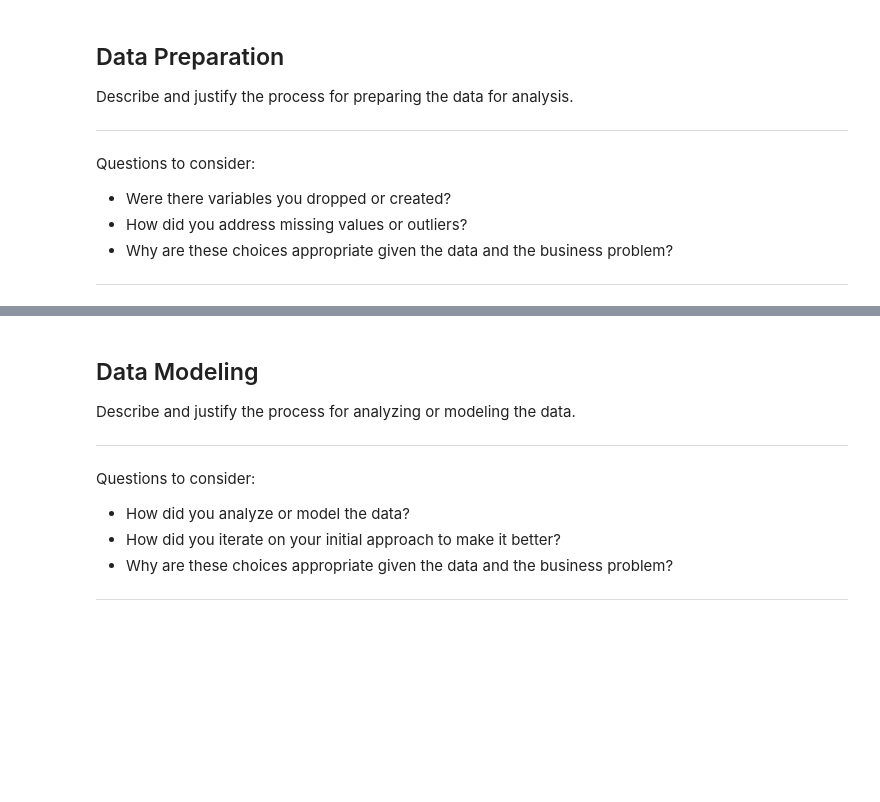
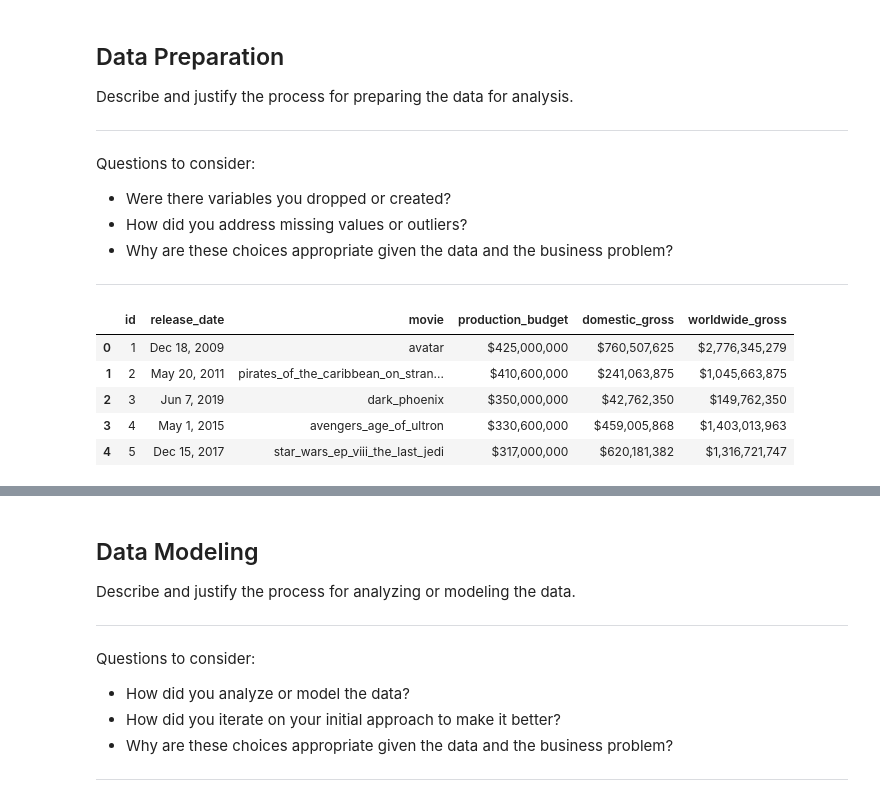
Before and after one commit to alexiskedo/Analyzing-Film-Production-Data, a Jupyter notebook: dsc-phase1-project-template.ipynb, the cells around one changed output, grey strips where cells are left out. Drawn from its saved outputs; the diff is of its cells as text; code cells hidden in the pictures; blank space fills up the shorter version.

```diff
--- a/dsc-phase1-project-template.ipynb
+++ b/dsc-phase1-project-template.ipynb
@@ -197,0 +230,11 @@ Questions to consider:
+# %%
+# Standardize movie titles across dataframes.
+budgets['movie'] = budgets['movie'].str.replace(' ', '_').str.lower().str.replace('[^\w\s]','')
+budgets.head()
+# %% [output]
+|  | id | release_date | movie | production_budget | domestic_gross | worldwide_gross |
+| 0 | 1 | Dec 18, 2009 | avatar | $425,000,000 | $760,507,625 | $2,776,345,279 |
+| 1 | 2 | May 20, 2011 | pirates_of_the_caribbean_on_stran... | $410,600,000 | $241,063,875 | $1,045,663,875 |
+| 2 | 3 | Jun 7, 2019 | dark_phoenix | $350,000,000 | $42,762,350 | $149,762,350 |
+| 3 | 4 | May 1, 2015 | avengers_age_of_ultron | $330,600,000 | $459,005,868 | $1,403,013,963 |
+| 4 | 5 | Dec 15, 2017 | star_wars_ep_viii_the_last_jedi | $317,000,000 | $620,181,382 | $1,316,721,747 |
```
Also changed, not shown: parts of 19 cells of this notebook.
